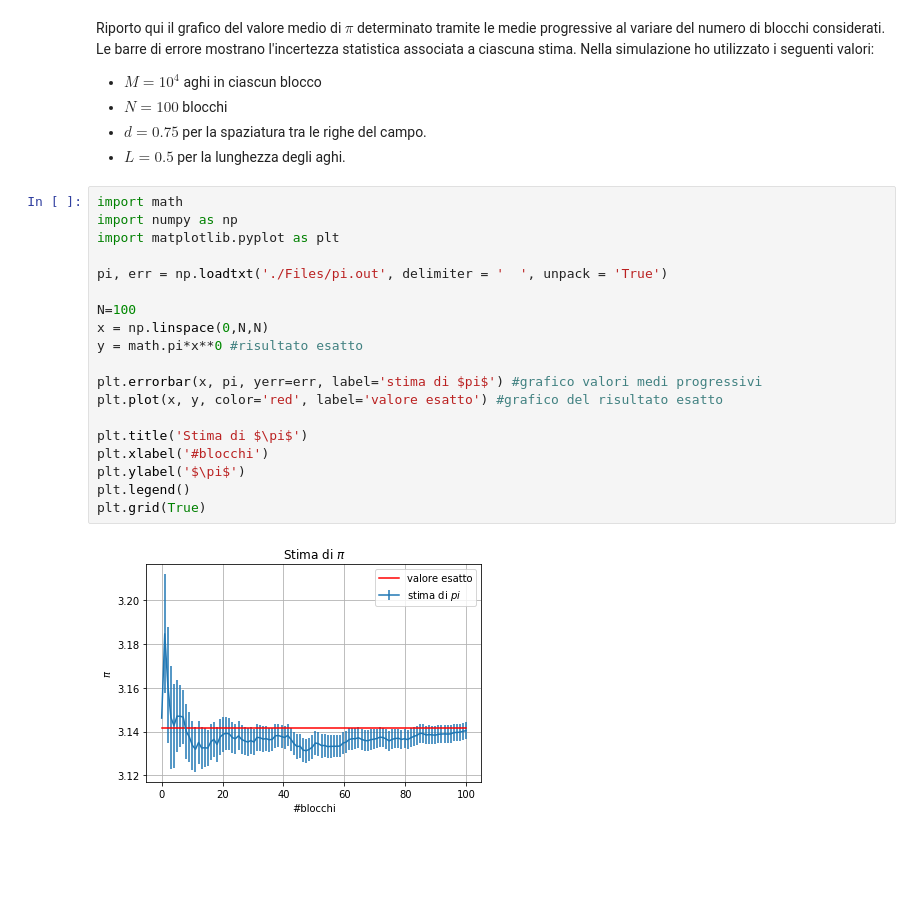
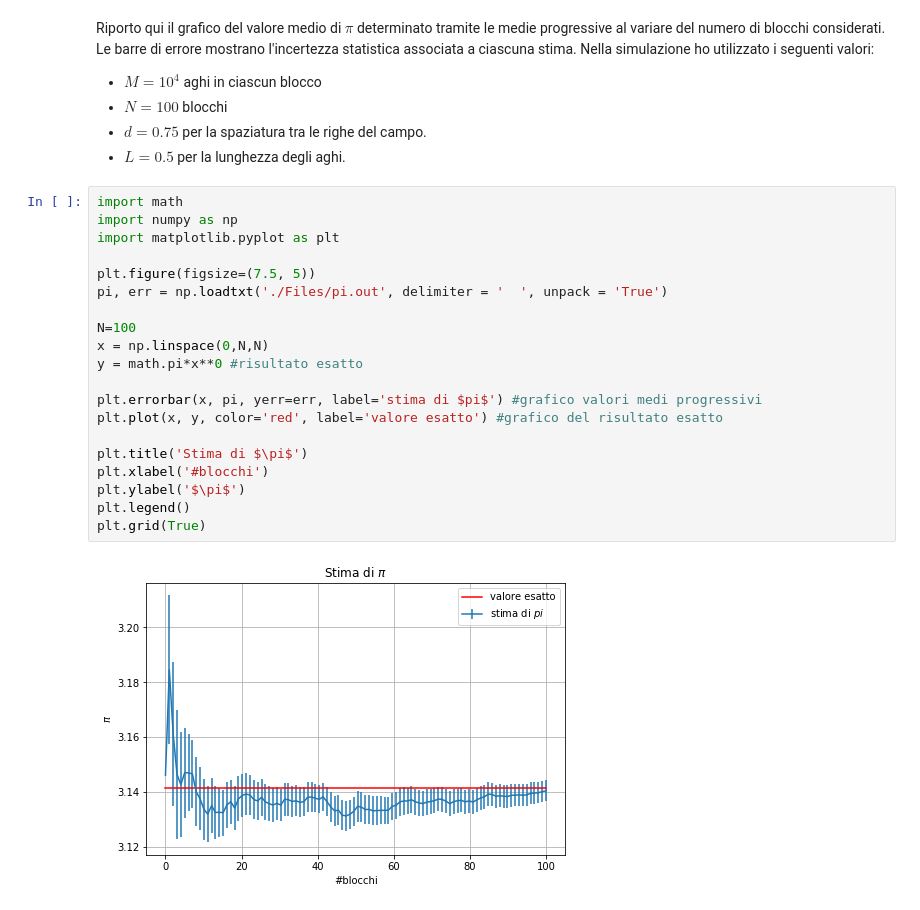
Before and after one commit to danidimic/NSL-exercise, a Jupyter notebook: LSN_Exercise_01/LSN_Exercise_01.ipynb, the cells around one changed output. Drawn from its saved outputs; the diff is of its cells as text; blank space fills up the shorter version.

```diff
--- a/LSN_Exercise_01/LSN_Exercise_01.ipynb
+++ b/LSN_Exercise_01/LSN_Exercise_01.ipynb
@@ -323,21 +329,22 @@ Nella simulazione ho utilizzato i seguenti valori:
 # %%
 import math
 import numpy as np
 import matplotlib.pyplot as plt
 
+plt.figure(figsize=(7.5, 5))
 pi, err = np.loadtxt('./Files/pi.out', delimiter = '  ', unpack = 'True')
 
 N=100
 x = np.linspace(0,N,N)
 y = math.pi*x**0 #risultato esatto
 
 plt.errorbar(x, pi, yerr=err, label='stima di $pi$') #grafico valori medi progressivi
 plt.plot(x, y, color='red', label='valore esatto') #grafico del risultato esatto
 
 plt.title('Stima di $\pi$')
 plt.xlabel('#blocchi')
 plt.ylabel('$\pi$')
 plt.legend()
 plt.grid(True)
 # %% [output]
-[figure, old version]
+[figure, new version]
```
Also changed, not shown: parts of 3 cells of this notebook, 8 other files.
